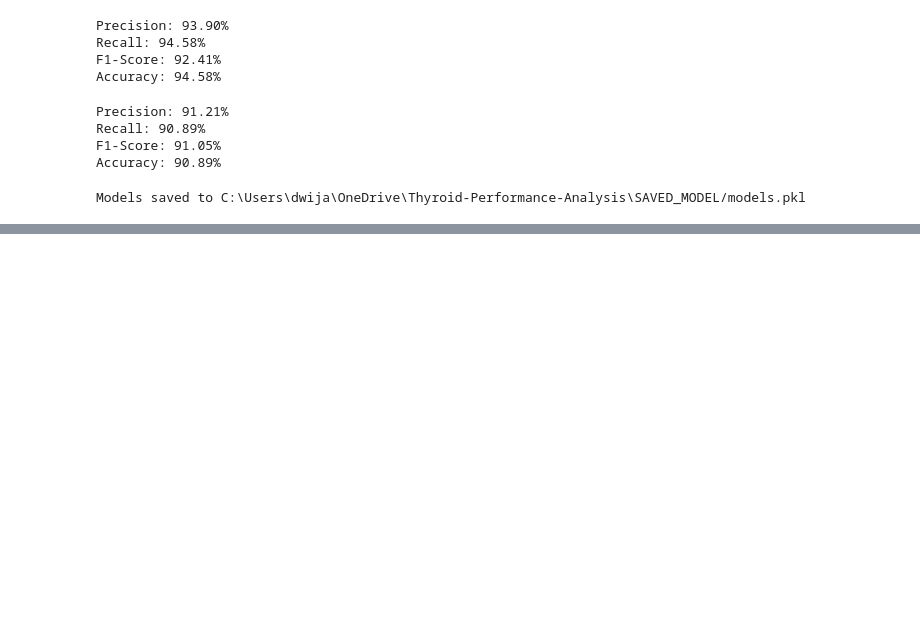
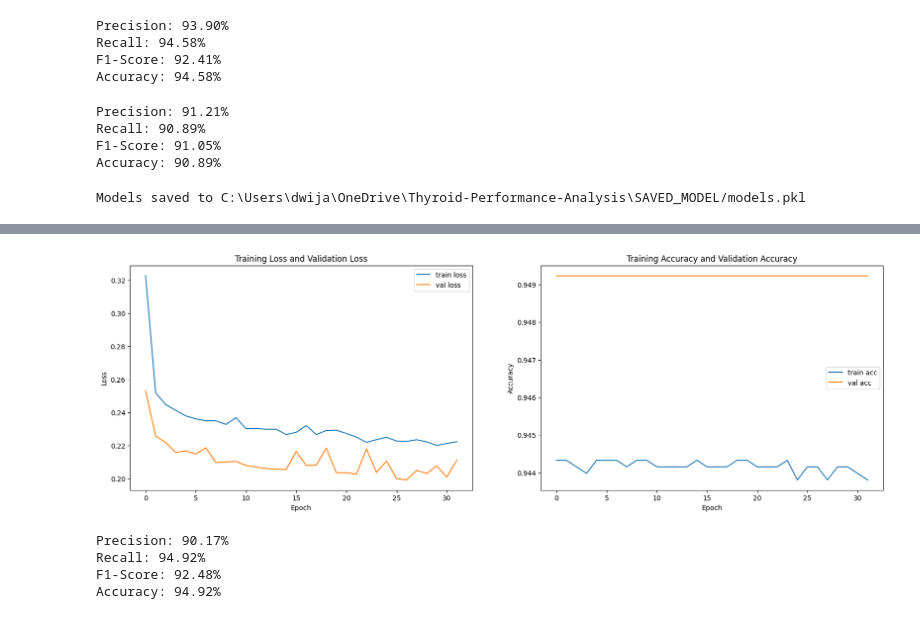
Before and after one commit to aashishops/Thyroid-Performance-Analysis, a Jupyter notebook: src/MODELTRAINING.ipynb, the cells around one changed output, grey strips where cells are left out. Saved outputs shown, nothing was run; the diff lists cells and outputs as text; code cells hidden in the pictures; blank space fills up the shorter version.

```diff
--- a/src/MODELTRAINING.ipynb
+++ b/src/MODELTRAINING.ipynb
@@ -267,0 +360,8 @@ Models saved to C:\Users\dwija\OneDrive\Thyroid-Performance-Analysis\SAVED_MODEL
+# %%
+ann_model = Sequential()
+ann_model.add(Conv1D(filters=64, kernel_size=3, activation='relu', input_shape=(X_train_scaled.shape[1], 1)))
+ann_model.add(GlobalMaxPooling1D())
+ann_model.add(Dense(units=64, activation='relu'))
+ann_model.add(Dense(units=1, activation='sigmoid'))
+# %%
+ann_model.compile(optimizer='adam', loss='binary_crossentropy', metrics=['accuracy'])
@@ -267,0 +389,7 @@ Models saved to C:\Users\dwija\OneDrive\Thyroid-Performance-Analysis\SAVED_MODEL
+# %%
+early_stopping = EarlyStopping(monitor='val_loss', patience=5, restore_best_weights=True)
+model_checkpoint = ModelCheckpoint(r'E:\College\2nd year\Winter project\Thyroid-Performance-Analysis\SAVED_MODEL\ANN_model.h5', save_best_only=True)
+# %%
+ann = ann_model.fit(X_train_scaled, y_train, epochs=50, batch_size=32,
+          validation_data=(X_test_scaled, y_test),
+          callbacks=[early_stopping, model_checkpoint])
@@ -267,0 +414,30 @@ Models saved to C:\Users\dwija\OneDrive\Thyroid-Performance-Analysis\SAVED_MODEL
+# %%
+fig, axs = plt.subplots(1, 2, figsize=(20, 6))
+
+axs[0].plot(ann.history['loss'], label='train loss')
+axs[0].plot(ann.history['val_loss'], label='val loss')
+axs[0].set_title("Training Loss and Validation Loss")
+axs[0].set_xlabel('Epoch')
+axs[0].set_ylabel('Loss')
+axs[0].legend()
+
+axs[1].plot(ann.history['accuracy'], label='train acc')
+axs[1].plot(ann.history['val_accuracy'], label='val acc')
+axs[1].set_title('Training Accuracy and Validation Accuracy')
+axs[1].set_xlabel('Epoch')
+axs[1].set_ylabel('Accuracy')
+axs[1].legend()
+
+plt.show()
+# %% [output]
+[figure, added]
+# %%
+y_pred = ann_model.predict(X_test_scaled)
+y_pred_classes = (y_pred > 0.5).astype(int)
+y_test = np.array(y_test)
+results(y_test,y_pred_classes)
+# %% [output]
+Precision: 90.17%
+Recall: 94.92%
+F1-Score: 92.48%
+Accuracy: 94.92%
```
Also changed, not shown: parts of 15 cells of this notebook, 3 other files.
